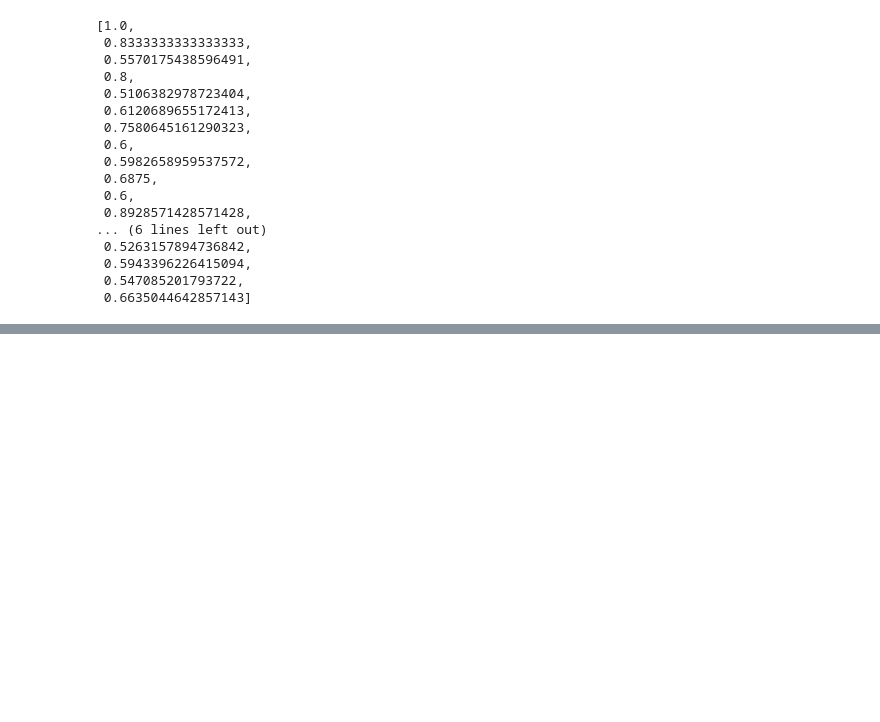
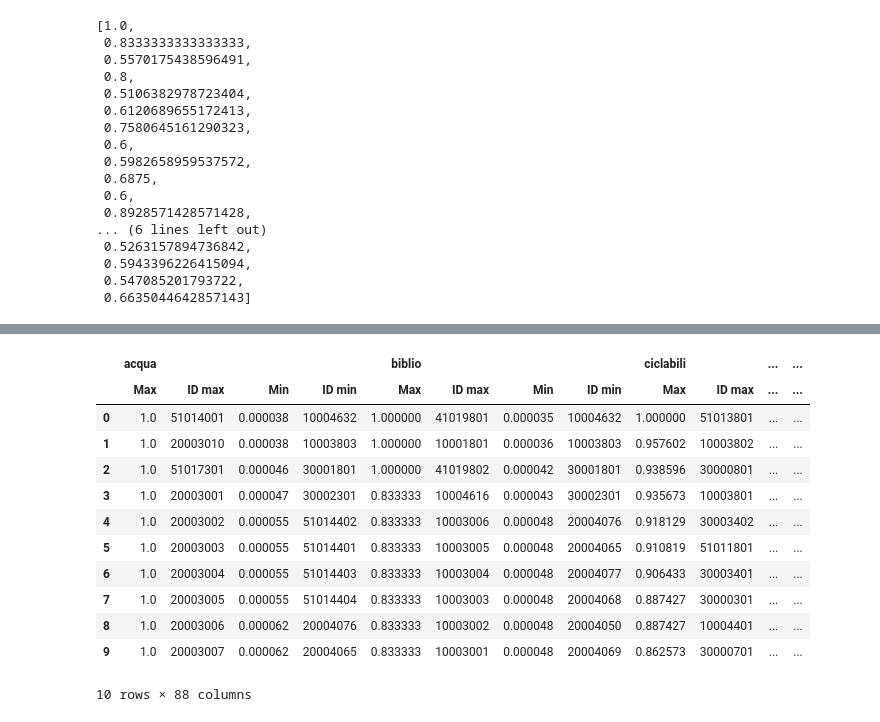
Before and after one commit to giuliofrey/bsc_thesis, a Jupyter notebook: code/analysis.ipynb, the cells around one changed output, grey strips where cells are left out. Drawn from its saved outputs; the diff is of its cells as text; code cells hidden in the pictures; blank space fills up the shorter version.

```diff
--- a/code/analysis.ipynb
+++ b/code/analysis.ipynb
@@ -228,0 +232,6 @@ index_df
+# %%
+index_df=pd.read_csv('../outputs/index_df.csv')
+print('Buildings that were not geocoded',len(index_df[index_df['lon'].isna()]))
+index_df=index_df.drop(index_df[index_df['lon'].isna()].index) #dropping mm buildings that were not geocoded
+index_df.loc[:, index_df.columns != 'list'].to_stata('../stata/index_df.dta') #exporting to dta file
+index_df
@@ -228,0 +264,7 @@ index_df
+# %%
+def duomo_distance(lat, lon):
+    coords=(lat, lon)
+    duomo=(45.463968, 9.190578)
+    return geopy.distance.geodesic(duomo, coords).m
+# %%
+index_df['duomo_dist']=index_df.apply(lambda x: duomo_distance(x['lat'], x['lon']), axis=1)
@@ -228,0 +329,29 @@ index_df
+# %%
+def return_min_max(df, columns_to_sort, id_to_return,id_name='ID', n=10):
+    df_list=[]
+    for column in columns_to_sort:
+        df_max=df.sort_values(column, ascending=False).head(n).reset_index()
+        df_max=df_max[[column, id_to_return]]
+        df_max.columns=['Max', id_name+' max']
+        df_min=df.sort_values(column, ascending=True).head(n).reset_index()
+        df_min=df_min[[column, id_to_return]]
+        df_min.columns=['Min', id_name+' min']
+        df_min_max=pd.concat([df_max, df_min], axis=1)
+        df_min_max.columns=pd.MultiIndex.from_product([[column], df_min_max.columns])
+        df_list.append(df_min_max)
+    return pd.concat(df_list, axis=1)
+return_min_max(index_df, columns_list, 'CODICE EDIFICIO')
+# %% [output]
+|  | acqua |  |  |  | biblio |  |  |  | ciclabili |  | ... | ... |
+|  | Max | ID max | Min | ID min | Max | ID max | Min | ID min | Max | ID max | ... | ... |
+| 0 | 1.0 | 51014001 | 0.000038 | 10004632 | 1.000000 | 41019801 | 0.000035 | 10004632 | 1.000000 | 51013801 | ... | ... |
+| 1 | 1.0 | 20003010 | 0.000038 | 10003803 | 1.000000 | 10001801 | 0.000036 | 10003803 | 0.957602 | 10003802 | ... | ... |
+| 2 | 1.0 | 51017301 | 0.000046 | 30001801 | 1.000000 | 41019802 | 0.000042 | 30001801 | 0.938596 | 30000801 | ... | ... |
+| 3 | 1.0 | 20003001 | 0.000047 | 30002301 | 0.833333 | 10004616 | 0.000043 | 30002301 | 0.935673 | 10003801 | ... | ... |
+| 4 | 1.0 | 20003002 | 0.000055 | 51014402 | 0.833333 | 10003006 | 0.000048 | 20004076 | 0.918129 | 30003402 | ... | ... |
+| 5 | 1.0 | 20003003 | 0.000055 | 51014401 | 0.833333 | 10003005 | 0.000048 | 20004065 | 0.910819 | 51011801 | ... | ... |
+| 6 | 1.0 | 20003004 | 0.000055 | 51014403 | 0.833333 | 10003004 | 0.000048 | 20004077 | 0.906433 | 30003401 | ... | ... |
+| 7 | 1.0 | 20003005 | 0.000055 | 51014404 | 0.833333 | 10003003 | 0.000048 | 20004068 | 0.887427 | 30000301 | ... | ... |
+| 8 | 1.0 | 20003006 | 0.000062 | 20004076 | 0.833333 | 10003002 | 0.000048 | 20004050 | 0.887427 | 10004401 | ... | ... |
+| 9 | 1.0 | 20003007 | 0.000062 | 20004065 | 0.833333 | 10003001 | 0.000048 | 20004069 | 0.862573 | 30000701 | ... | ... |
+10 rows × 88 columns
```
Also changed, not shown: parts of 13 cells of this notebook, 33 other files.
